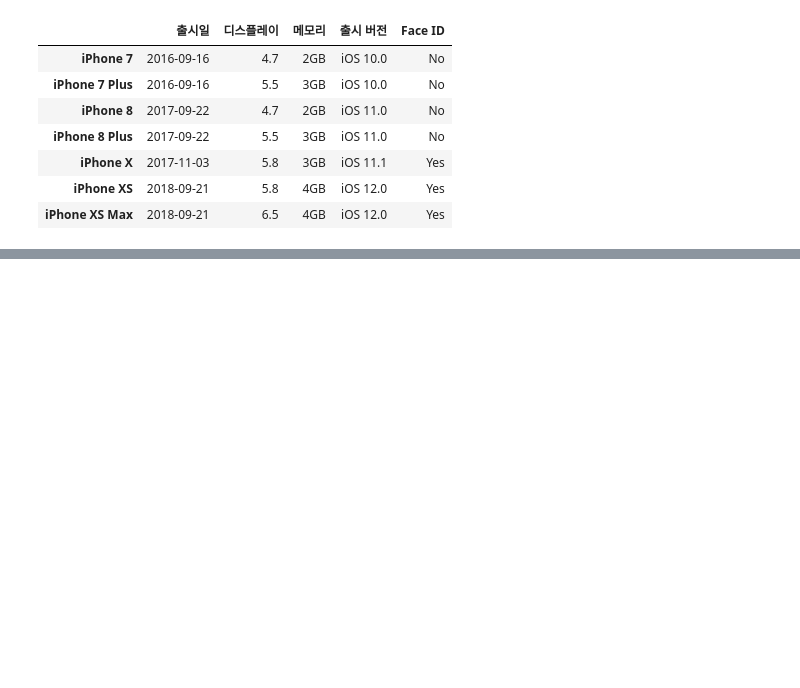
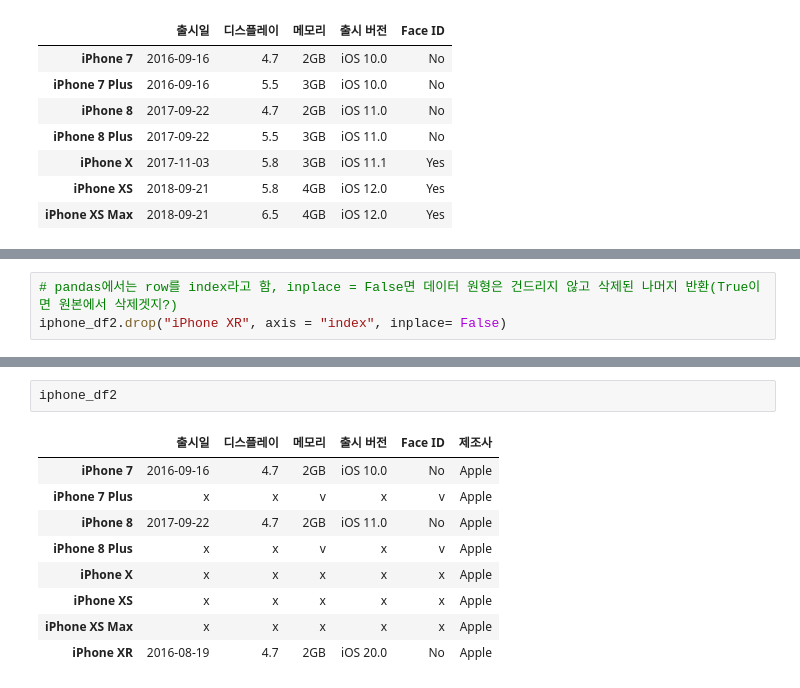
Before and after one commit to GroundP/DataScience, a Jupyter notebook: Pandas.ipynb, the cells around one changed output, grey strips where cells are left out. Saved outputs shown, nothing was run; the diff lists cells and outputs as text; blank space fills up the shorter version.

Commit message:
TIL Commit + Pandas DataFrame 응용 과정(데이터 읽고/쓰기, 변형/가공 등)

```diff
--- a/Pandas.ipynb
+++ b/Pandas.ipynb
@@ -144,0 +435,3 @@ iphone_df2
+# %%
+# pandas에서는 row를 index라고 함, inplace = False면 데이터 원형은 건드리지 않고 삭제된 나머지 반환(True이면 원본에서 삭제겟지?)
+iphone_df2.drop("iPhone XR", axis = "index", inplace= False)
@@ -144,0 +447,12 @@ iphone_df2
+# %%
+iphone_df2
+# %% [output]
+|  | 출시일 | 디스플레이 | 메모리 | 출시 버전 | Face ID | 제조사 |
+| iPhone 7 | 2016-09-16 | 4.7 | 2GB | iOS 10.0 | No | Apple |
+| iPhone 7 Plus | x | x | v | x | v | Apple |
+| iPhone 8 | 2017-09-22 | 4.7 | 2GB | iOS 11.0 | No | Apple |
+| iPhone 8 Plus | x | x | v | x | v | Apple |
+| iPhone X | x | x | x | x | x | Apple |
+| iPhone XS | x | x | x | x | x | Apple |
+| iPhone XS Max | x | x | x | x | x | Apple |
+| iPhone XR | 2016-08-19 | 4.7 | 2GB | iOS 20.0 | No | Apple |
```
Also changed, not shown: parts of 53 cells of this notebook, 6 other files.
